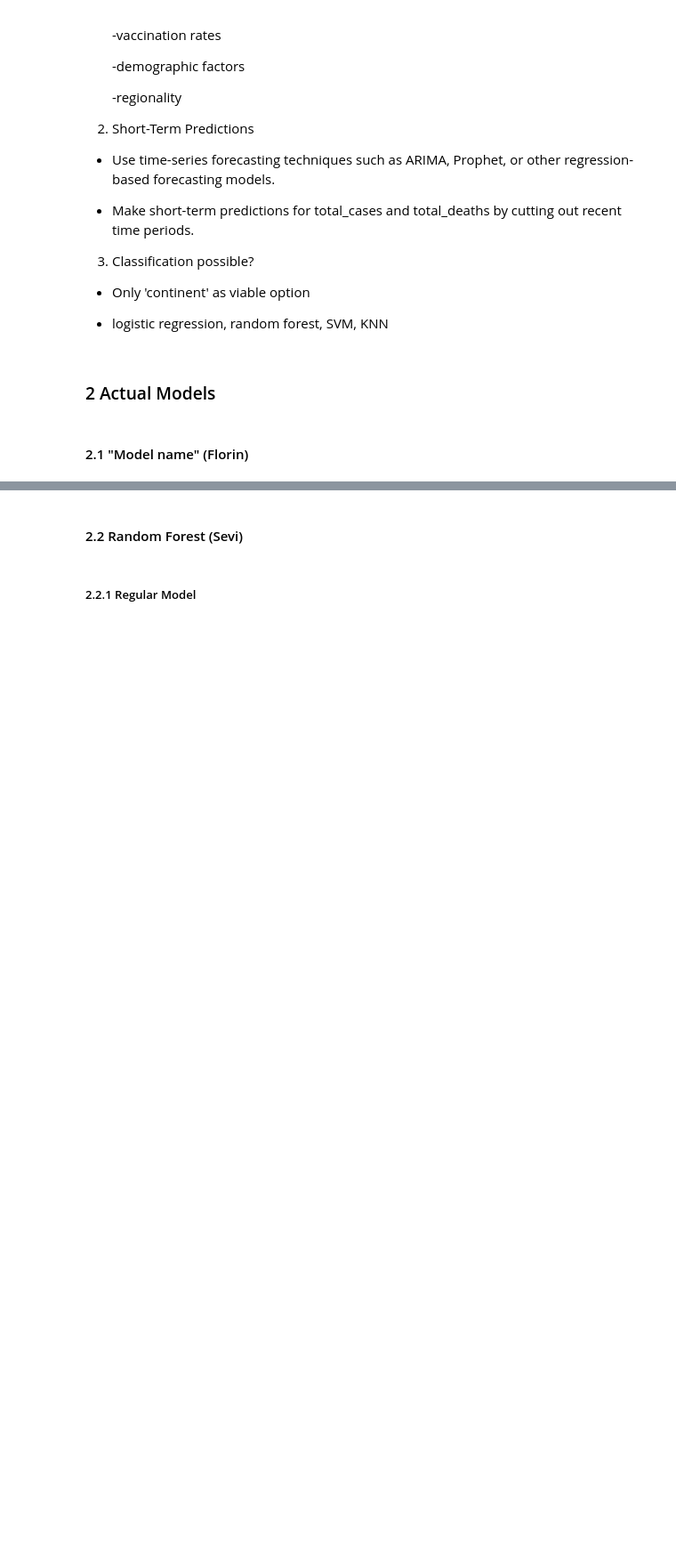
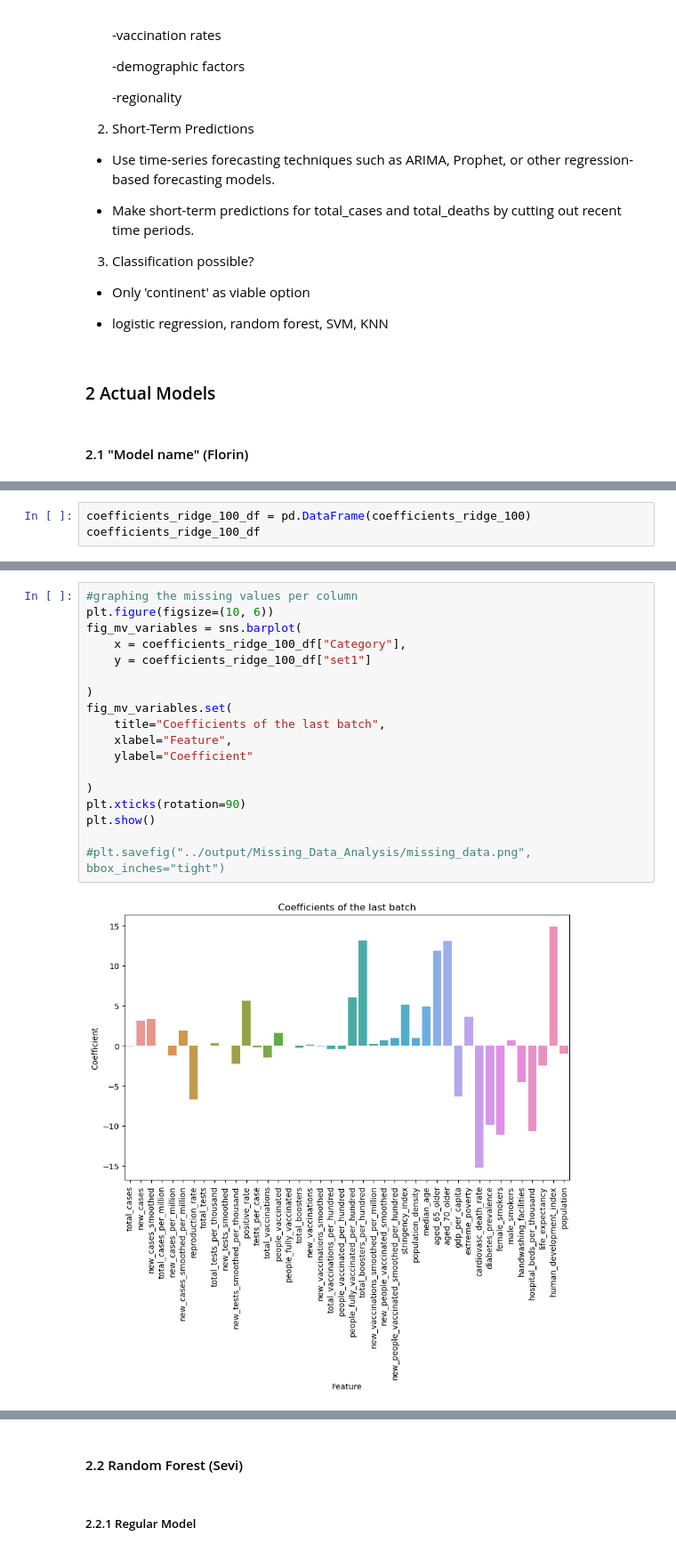
Before and after one commit to ldemaddalena/FoDS_24-Project-COVID, a Jupyter notebook: Project_and_Data/code/covid_dataset_project.ipynb, the cells around one changed output, grey strips where cells are left out. Shown at 89% size. Saved outputs shown, nothing was run; the diff lists cells and outputs as text; blank space fills up the shorter version.

```diff
--- a/Project_and_Data/code/covid_dataset_project.ipynb
+++ b/Project_and_Data/code/covid_dataset_project.ipynb
@@ -2029,0 +2459,3 @@ Total Deaths and Total Cases are both numerical values, therefore mainly regress
+# %%
+coefficients_ridge_100_df = pd.DataFrame(coefficients_ridge_100)
+coefficients_ridge_100_df
@@ -2029,0 +2480,20 @@ Total Deaths and Total Cases are both numerical values, therefore mainly regress
+# %%
+#graphing the missing values per column
+plt.figure(figsize=(10, 6))
+fig_mv_variables = sns.barplot(
+    x = coefficients_ridge_100_df["Category"],
+    y = coefficients_ridge_100_df["set1"]
+
+)
+fig_mv_variables.set(
+    title="Coefficients of the last batch",
+    xlabel="Feature",
+    ylabel="Coefficient"
+
+)
+plt.xticks(rotation=90)
+plt.show()
+
+#plt.savefig("../output/Missing_Data_Analysis/missing_data.png", bbox_inches="tight")
+# %% [output]
+[figure, added]
```
Also changed, not shown: parts of 59 cells of this notebook.
